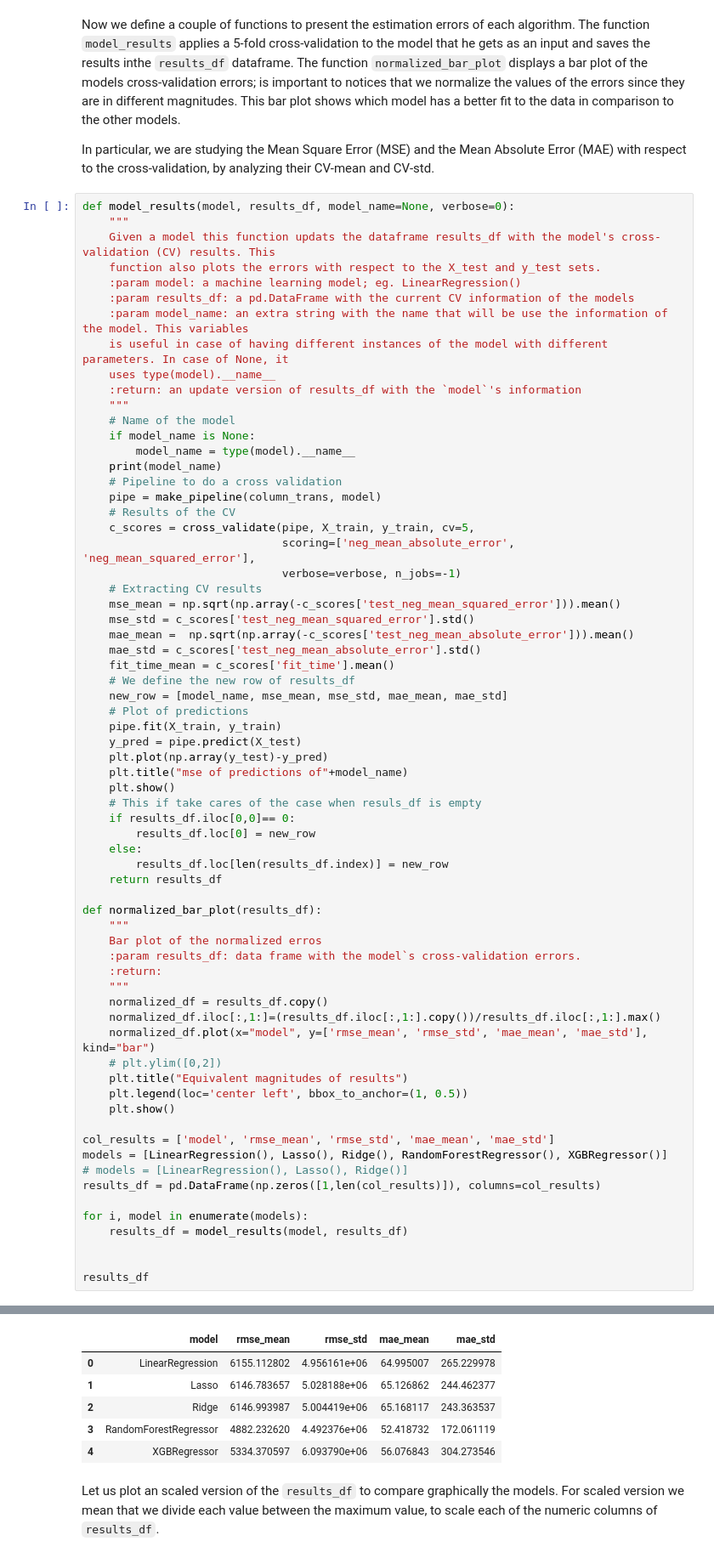
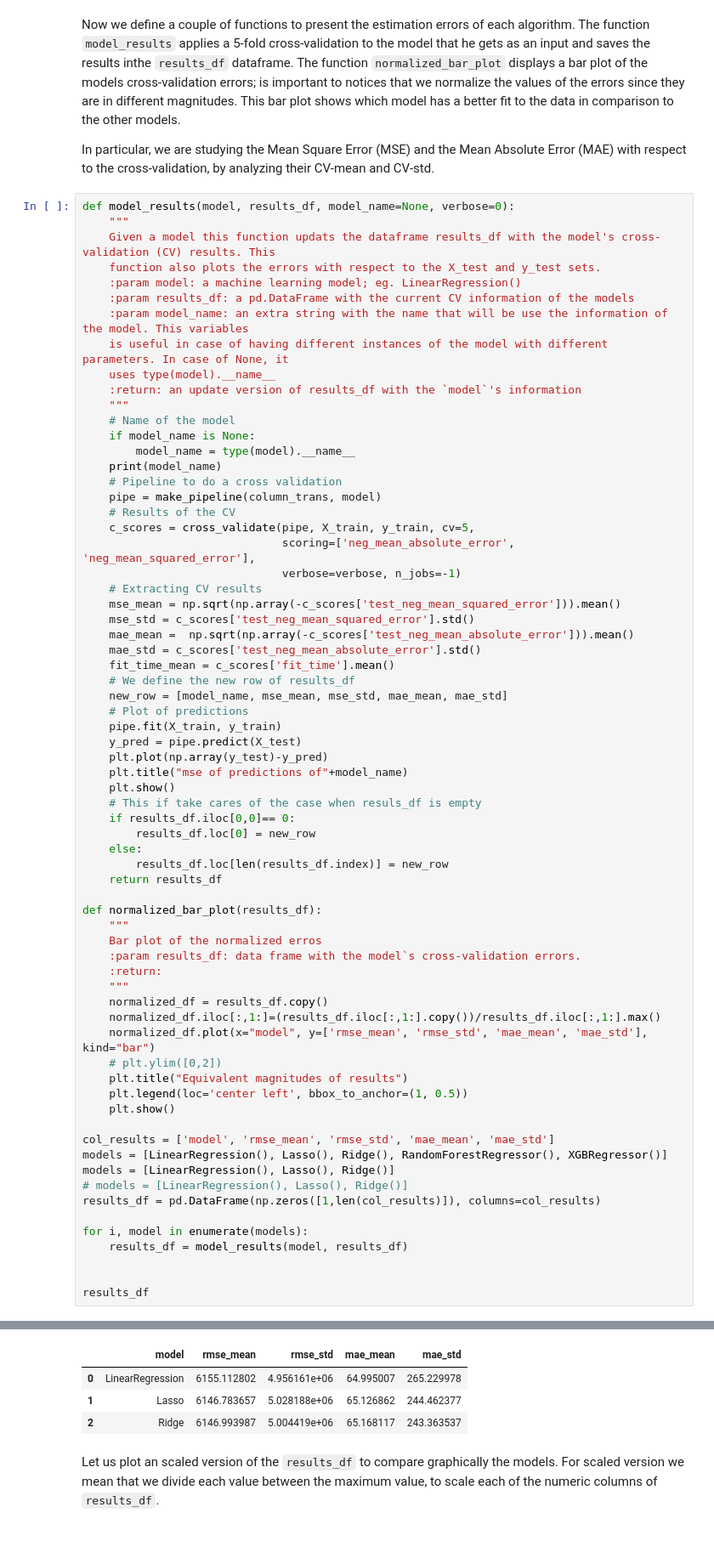
Before and after one commit to ArrigoCoen/Insurance_expenses_prediction, a Jupyter notebook: medical-cost-personal-datasets.ipynb, the cells around one changed output, grey strips where cells are left out. Shown at 85% size. Cells and saved outputs as stored; diff of their text form.

```diff
--- a/medical-cost-personal-datasets.ipynb
+++ b/medical-cost-personal-datasets.ipynb
@@ -293,6 +293,7 @@ def normalized_bar_plot(results_df):
 
 col_results = ['model', 'rmse_mean', 'rmse_std', 'mae_mean', 'mae_std']
 models = [LinearRegression(), Lasso(), Ridge(), RandomForestRegressor(), XGBRegressor()]
+models = [LinearRegression(), Lasso(), Ridge()]
 # models = [LinearRegression(), Lasso(), Ridge()]
 results_df = pd.DataFrame(np.zeros([1,len(col_results)]), columns=col_results)
 
@@ -315,9 +312,7 @@ XGBRegressor
 |  | model | rmse_mean | rmse_std | mae_mean | mae_std |
 | 0 | LinearRegression | 6155.112802 | 4.956161e+06 | 64.995007 | 265.229978 |
 | 1 | Lasso | 6146.783657 | 5.028188e+06 | 65.126862 | 244.462377 |
 | 2 | Ridge | 6146.993987 | 5.004419e+06 | 65.168117 | 243.363537 |
-| 3 | RandomForestRegressor | 4882.232620 | 4.492376e+06 | 52.418732 | 172.061119 |
-| 4 | XGBRegressor | 5334.370597 | 6.093790e+06 | 56.076843 | 304.273546 |
 # %% [markdown]
 Let us plot an scaled version of the `results_df` to compare graphically the models. For scaled version we mean that we
 divide each value between the maximum value, to scale each of the numeric columns of `results_df`.
```
Also changed, not shown: parts of 13 cells of this notebook, 16 other files.
